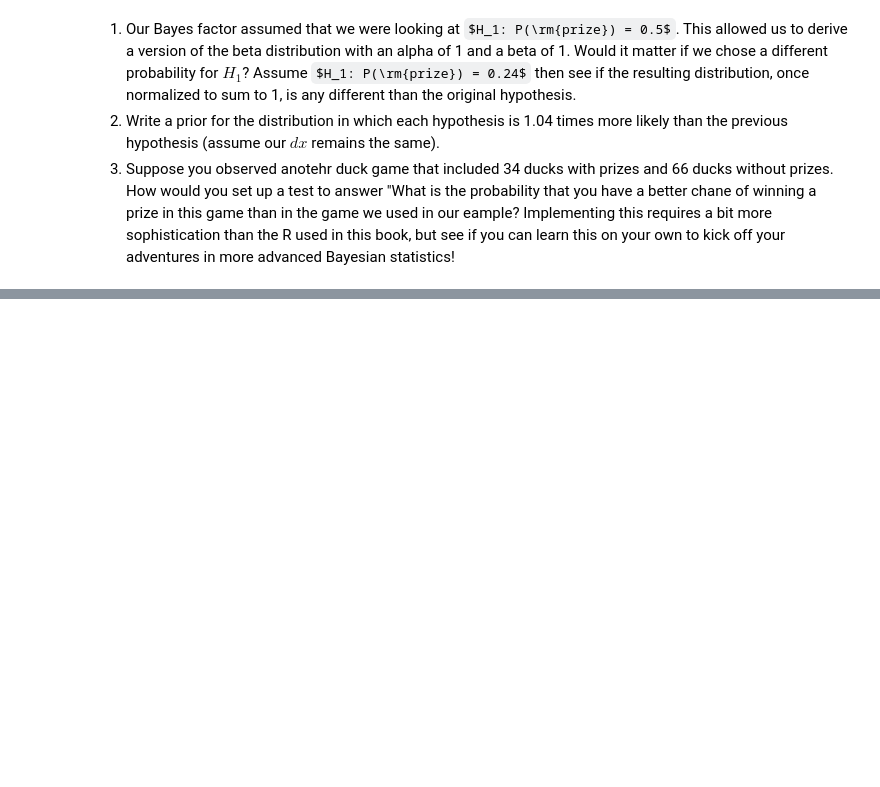
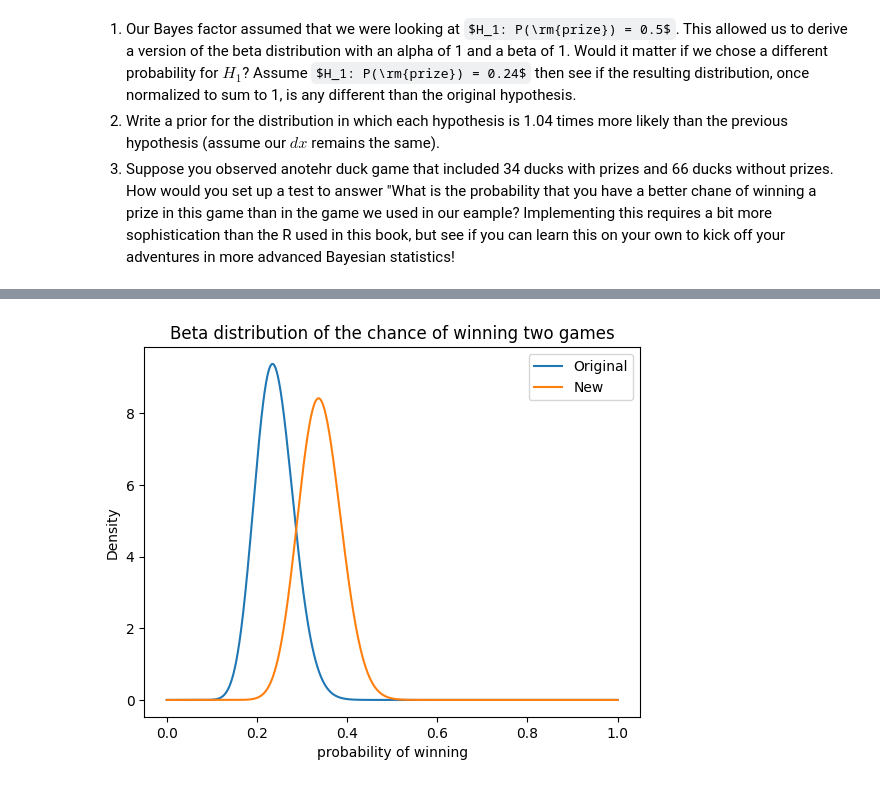
Before and after one commit to TecKnow/learning, a Jupyter notebook: Chapter_19.ipynb, the cells around one changed output, grey strips where cells are left out. Cells and saved outputs as stored; diff of their text form; code cells hidden in the pictures; some formulas as TeX source; blank space fills up the shorter version.

```diff
--- a/Chapter_19.ipynb
+++ b/Chapter_19.ipynb
@@ -143,0 +192,14 @@ As the above series of plots shows, it's posible to turn a collection of posteri
+# %%
+G1_beta = beta(24, 76)
+G2_beta = beta(34, 66)
+x = np.linspace(0, 1, 1_000)
+fig, ax = plt.subplots(1,1)
+ax.plot(x, G1_beta.pdf(x), label="Original")
+ax.plot(x, G2_beta.pdf(x), label="New")
+ax.set_xlabel("probability of winning")
+ax.set_ylabel("Density")
+ax.set_title("Beta distribution of the chance of winning two games")
+ax.legend()
+plt.show()
+# %% [output]
+[figure, added]
```
Also changed, not shown: parts of 19 cells of this notebook.
